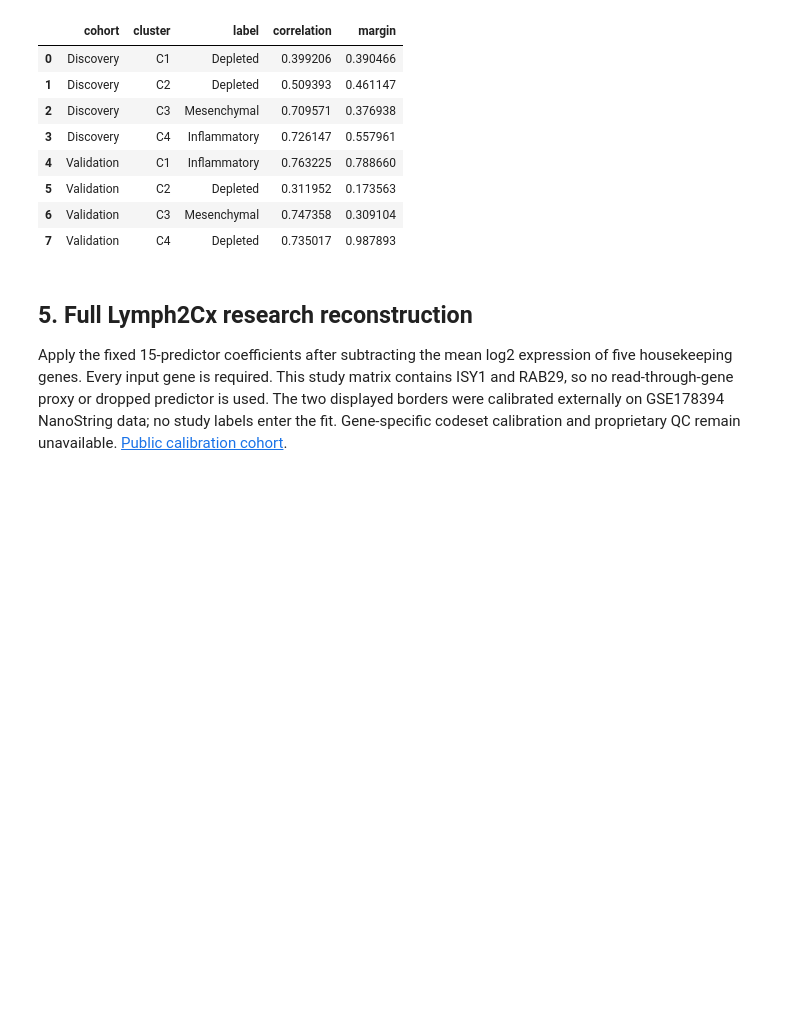
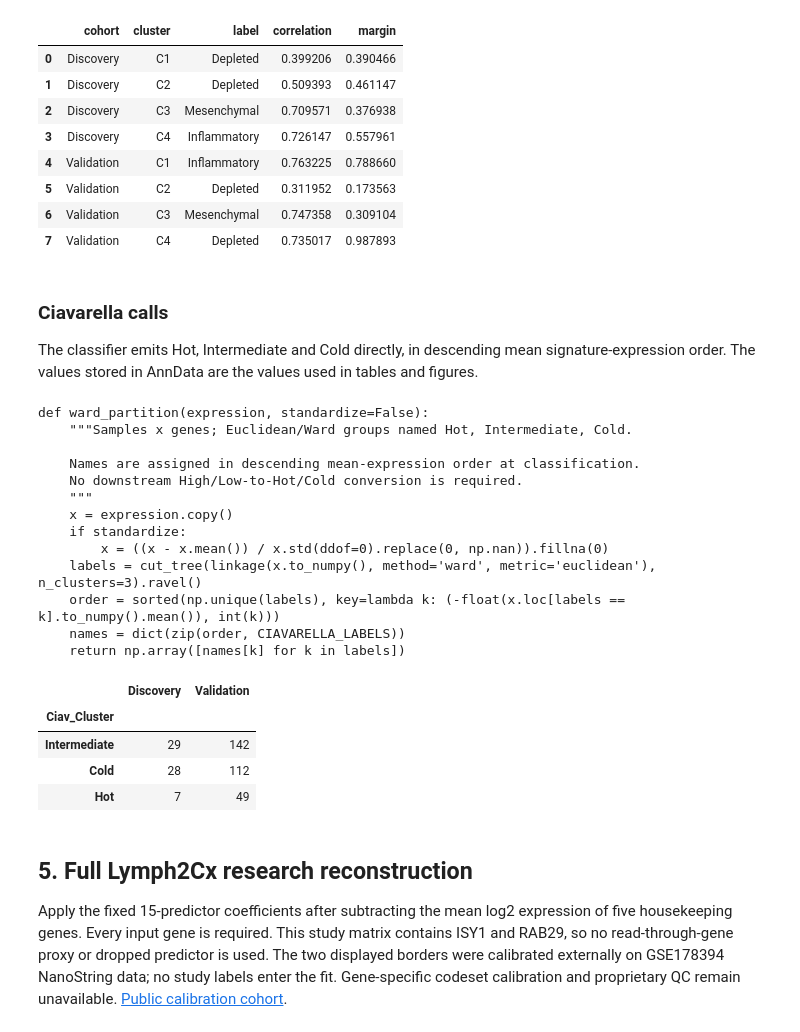
Before and after one commit to noordenbos/anatomy-matters, a Jupyter notebook: notebooks/transcriptomic_classification_audit.ipynb, the cells around one changed output. Cells and saved outputs as stored; diff of their text form; code cells hidden in the pictures; blank space fills up the shorter version.

```diff
--- a/notebooks/transcriptomic_classification_audit.ipynb
+++ b/notebooks/transcriptomic_classification_audit.ipynb
@@ -240,10 +240,6 @@ for cohort,x in expression.items():
         mappings.append(dict(cohort=cohort,cluster=cluster,label=named[cluster],correlation=correlations.iloc[0],margin=correlations.iloc[0]-correlations.iloc[1]))
     updates[cohort]['KotlovSig']=clusters.map(named).to_numpy()
     updates[cohort]['Kotlov_cluster_id']=clusters.to_numpy()
-    genes=list(dict.fromkeys(features[features.classifier.eq('Ciavarella')].gene.map(canon)))
-    if not set(genes)<=set(x.index): raise ValueError('Ciavarella requires all declared 45 features')
-    calls=ward_partition(x.loc[genes].T,standardize=False)
-    updates[cohort]['Ciav_Cluster']=[{'High':'Hot','Intermediate':'Intermediate','Low':'Cold'}[v] for v in calls]
 pd.DataFrame(coverage).to_csv(OUT/'kotlov_feature_coverage.csv',index=False)
 pd.DataFrame(mappings).to_csv(OUT/'kotlov_subtype_mapping.csv',index=False)
 display(pd.DataFrame(mappings))
@@ -274,6 +270,38 @@ def select_louvain(scores, seed=SEED, thresholds=THRESHOLDS):
 | 5 | Validation | C2 | Depleted | 0.311952 | 0.173563 |
 | 6 | Validation | C3 | Mesenchymal | 0.747358 | 0.309104 |
 | 7 | Validation | C4 | Depleted | 0.735017 | 0.987893 |
+# %% [markdown]
+### Ciavarella calls
+
+The classifier emits Hot, Intermediate and Cold directly, in descending mean signature-expression order. The values stored in AnnData are the values used in tables and figures.
+# %%
+from dlbcl.rna_clustering_benchmark import ward_partition
+print(inspect.getsource(ward_partition))
+features=pd.read_csv(ROOT/'config/classification_audit/clustering_features.csv')
+genes=list(dict.fromkeys(features.loc[features.classifier.eq('Ciavarella'),'gene'].map(canon)))
+for cohort,x in expression.items():
+    if not set(genes)<=set(x.index): raise ValueError('Ciavarella requires all declared 45 features')
+    updates[cohort]['Ciav_Cluster']=ward_partition(x.loc[genes].T,standardize=False)
+display(pd.DataFrame({cohort:frame['Ciav_Cluster'].value_counts() for cohort,frame in updates.items()}))
+# %% [output]
+def ward_partition(expression, standardize=False):
+    """Samples x genes; Euclidean/Ward groups named Hot, Intermediate, Cold.
+
+    Names are assigned in descending mean-expression order at classification.
+    No downstream High/Low-to-Hot/Cold conversion is required.
+    """
+    x = expression.copy()
+    if standardize:
+        x = ((x - x.mean()) / x.std(ddof=0).replace(0, np.nan)).fillna(0)
+    labels = cut_tree(linkage(x.to_numpy(), method='ward', metric='euclidean'), n_clusters=3).ravel()
+    order = sorted(np.unique(labels), key=lambda k: (-float(x.loc[labels == k].to_numpy().mean()), int(k)))
+    names = dict(zip(order, CIAVARELLA_LABELS))
+    return np.array([names[k] for k in labels])
+|  | Discovery | Validation |
+| Ciav_Cluster |  |  |
+| Intermediate | 29 | 142 |
+| Cold | 28 | 112 |
+| Hot | 7 | 49 |
 # %% [markdown]
 ## 5. Full Lymph2Cx research reconstruction
 
```
Also changed, not shown: parts of 1 cell of this notebook, 39 other files.
